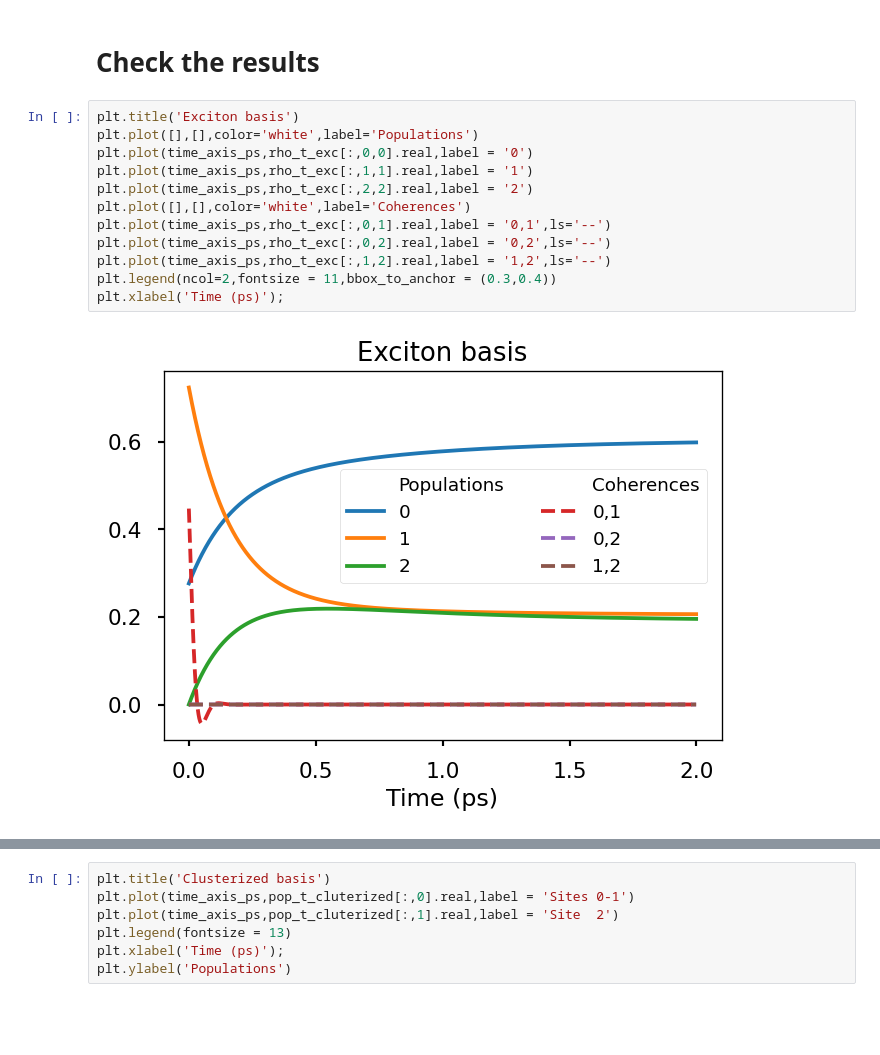
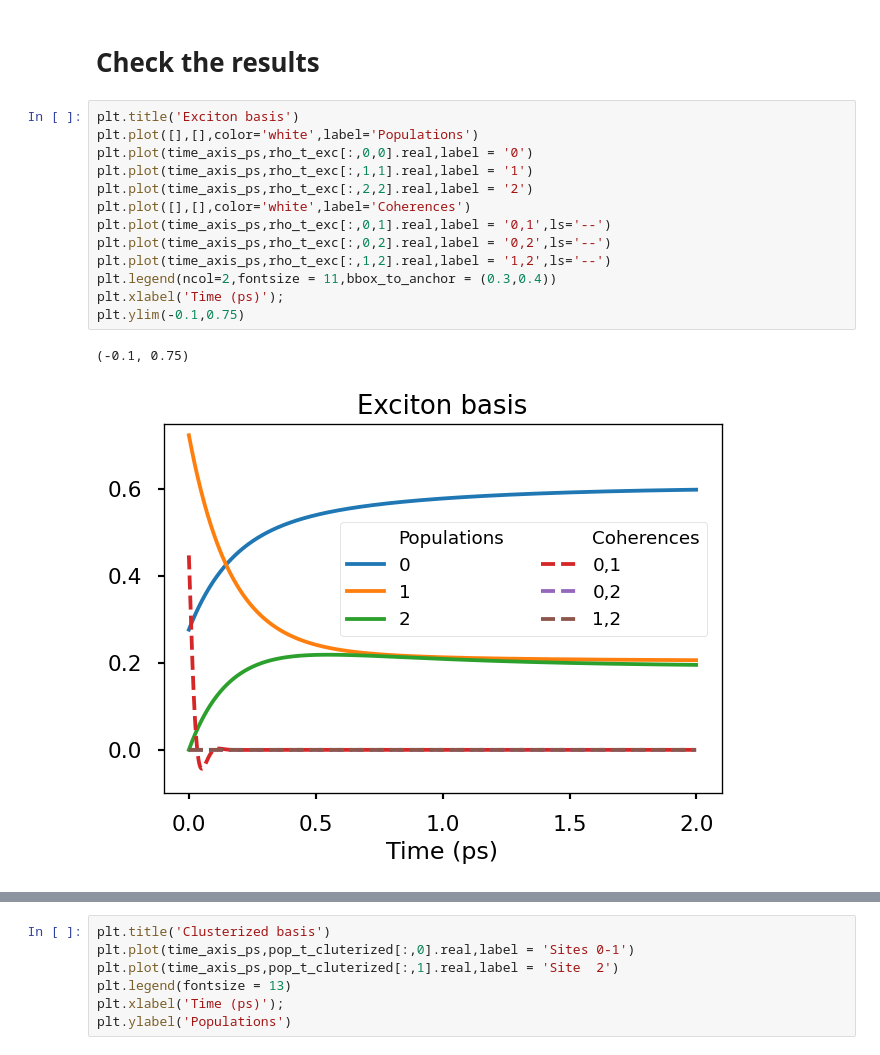
Before and after one commit to Molecolab-Pisa/pyQME, a Jupyter notebook: examples/notebooks/excited_state_dynamics/redfield_forster.ipynb, the cells around one changed output, grey strips where cells are left out. Cells and saved outputs as stored; diff of their text form; blank space fills up the shorter version.

```diff
--- a/examples/notebooks/excited_state_dynamics/redfield_forster.ipynb
+++ b/examples/notebooks/excited_state_dynamics/redfield_forster.ipynb
@@ -128,17 +127,19 @@ pop_t_cluterized = clusterize_popt(pop_t_site,clusters)     #to be saved
 # %%
 plt.title('Exciton basis')
 plt.plot([],[],color='white',label='Populations')
 plt.plot(time_axis_ps,rho_t_exc[:,0,0].real,label = '0')
 plt.plot(time_axis_ps,rho_t_exc[:,1,1].real,label = '1')
 plt.plot(time_axis_ps,rho_t_exc[:,2,2].real,label = '2')
 plt.plot([],[],color='white',label='Coherences')
 plt.plot(time_axis_ps,rho_t_exc[:,0,1].real,label = '0,1',ls='--')
 plt.plot(time_axis_ps,rho_t_exc[:,0,2].real,label = '0,2',ls='--')
 plt.plot(time_axis_ps,rho_t_exc[:,1,2].real,label = '1,2',ls='--')
 plt.legend(ncol=2,fontsize = 11,bbox_to_anchor = (0.3,0.4))
 plt.xlabel('Time (ps)');
+plt.ylim(-0.1,0.75)
 # %% [output]
+(-0.1, 0.75)
-[figure, old version]
+[figure, new version]
 # %%
 plt.title('Site basis')
 plt.plot([],[],color='white',label='Populations')
```
Also changed, not shown: parts of 2 cells of this notebook, 22 other files.
